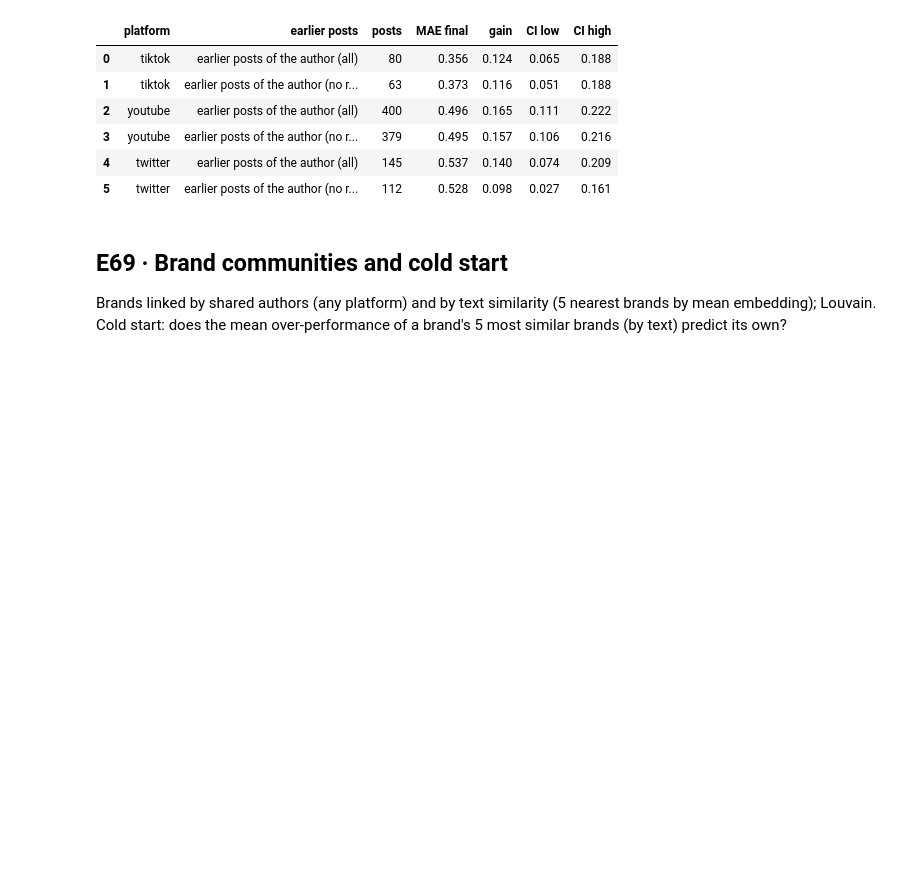
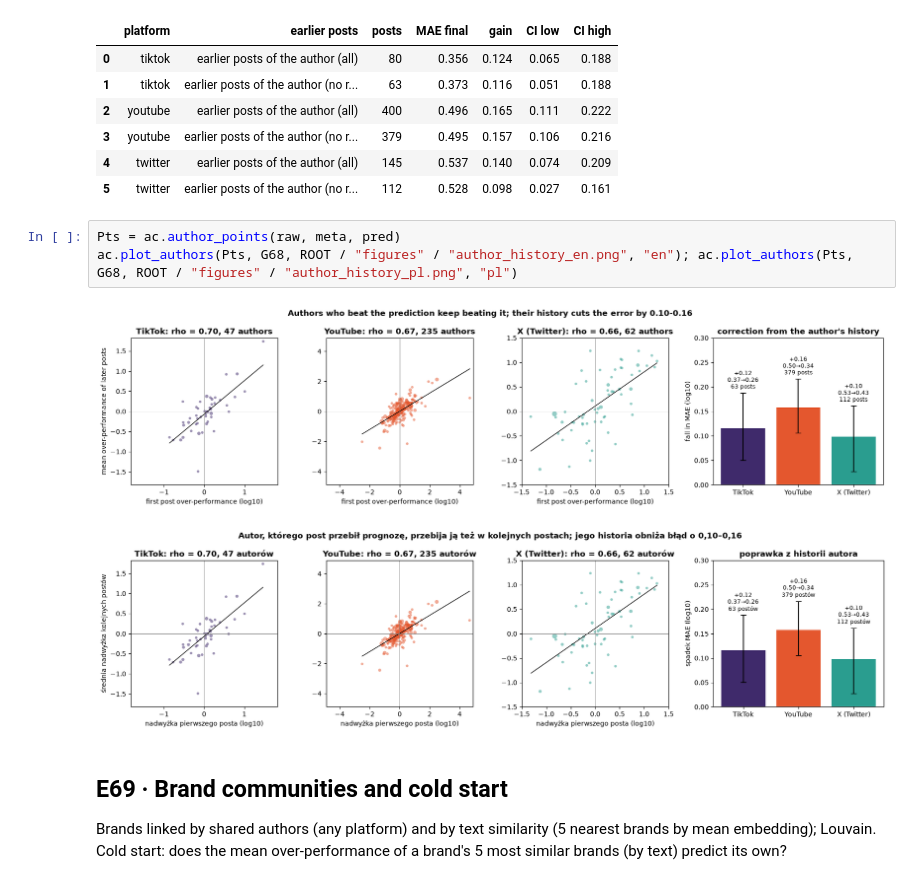
Before and after one commit to mikolaj-olesinski/Digital-Media-Analysis-PWR, a Jupyter notebook: notebooks/models/29_accounts_clusters.ipynb, the cells around one changed output. Cells and saved outputs as stored; diff of their text form; blank space fills up the shorter version.

Commit message:
Author history figure (E68)

```diff
--- a/notebooks/models/29_accounts_clusters.ipynb
+++ b/notebooks/models/29_accounts_clusters.ipynb
@@ -169,6 +169,12 @@ G68 = pd.DataFrame(rows); G68.round(3)
 | 3 | youtube | earlier posts of the author (no r... | 379 | 0.495 | 0.157 | 0.106 | 0.216 |
 | 4 | twitter | earlier posts of the author (all) | 145 | 0.537 | 0.140 | 0.074 | 0.209 |
 | 5 | twitter | earlier posts of the author (no r... | 112 | 0.528 | 0.098 | 0.027 | 0.161 |
+# %%
+Pts = ac.author_points(raw, meta, pred)
+ac.plot_authors(Pts, G68, ROOT / "figures" / "author_history_en.png", "en"); ac.plot_authors(Pts, G68, ROOT / "figures" / "author_history_pl.png", "pl")
+# %% [output]
+[figure, added]
+[figure, added]
 # %% [markdown]
 ## E69 · Brand communities and cold start
 Brands linked by shared authors (any platform) and by text similarity (5 nearest brands by mean embedding); Louvain. Cold start: does the mean over-performance of a brand's 5 most similar brands (by text) predict its own?
```
Also changed, not shown: 4 other files.
